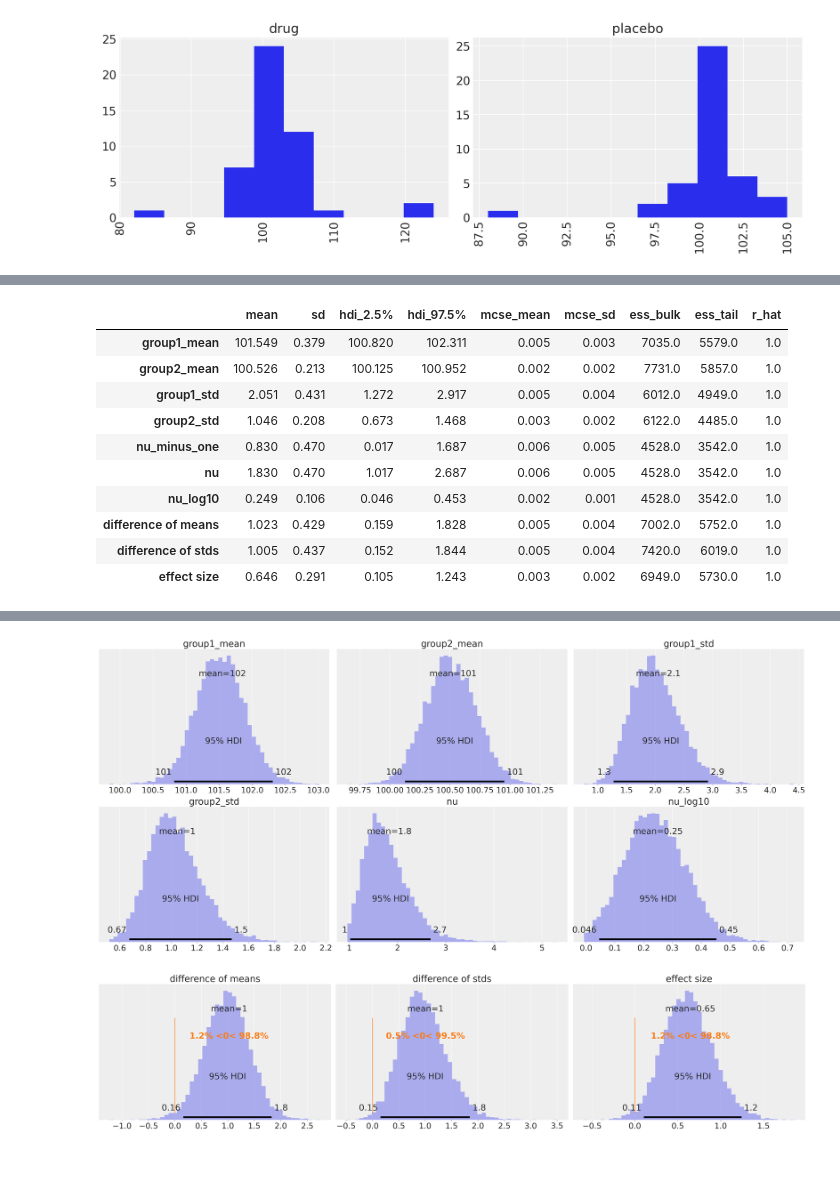
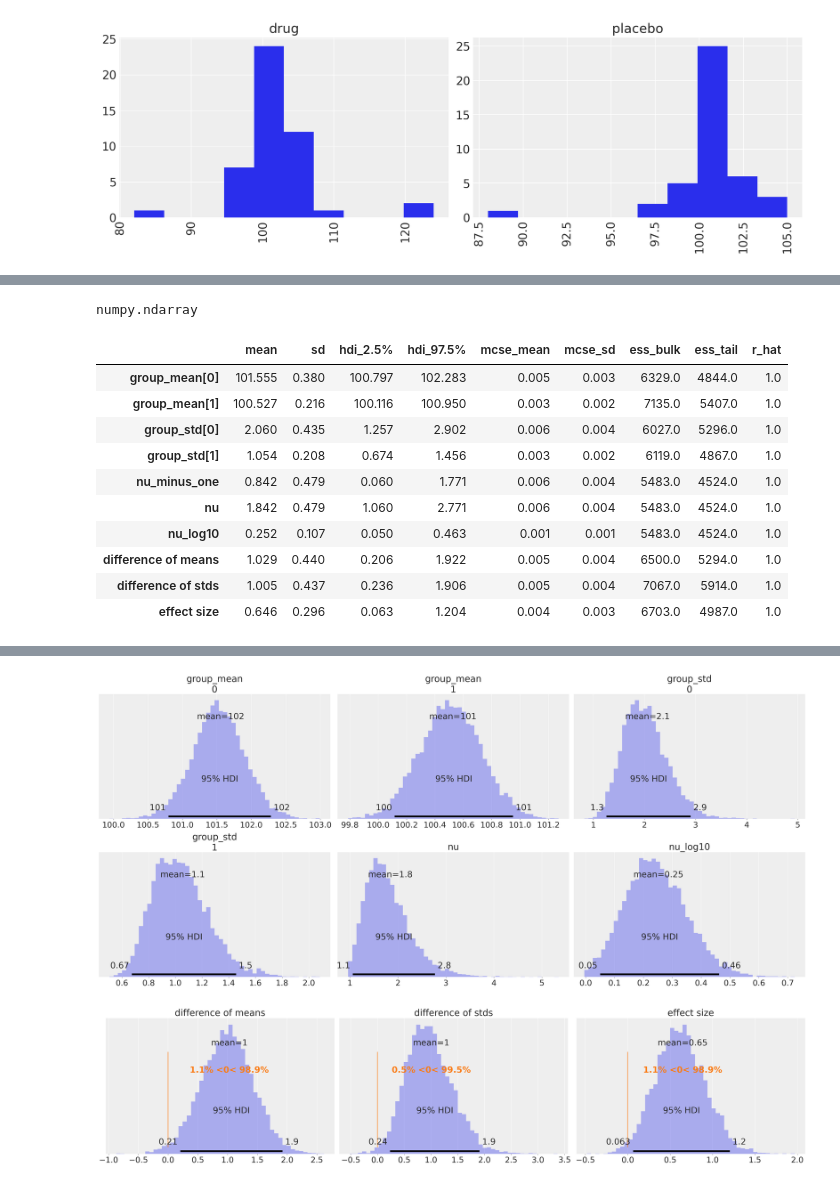
Before and after one commit to hyosubkim/bayes-toolbox, a Jupyter notebook: example.ipynb, the cells around one changed output, grey strips where cells are left out. Cells and saved outputs as stored; diff of their text form; code cells hidden in the pictures.

```diff
--- a/example.ipynb
+++ b/example.ipynb
@@ -37,7 +37,8 @@ y.hist("value", by="group", figsize=(12, 4));
 [figure]
 # %%
 # Call your Bayesian function from the toolbox
-model, idata = bst.BEST(y["value"], y["group"], 2000)
+# model, idata = bst.BEST(y["value"], y["group"], 2000)
+model, idata = bst.BEST_copy(y["value"], y["group"], 2000)
 # %% [output]
 Auto-assigning NUTS sampler...
 Initializing NUTS using jitter+adapt_diag...
@@ -49,32 +49,45 @@ The acceptance probability does not match the target. It is 0.8886, but should b
+# %%
+dummy = y.group.astype("category")
+dummy_vals = dummy.cat.codes.values
+d_level = dummy.cat.categories
+type(dummy_vals)
+# %% [output]
+numpy.ndarray
 # %%
 # Print out a summary of results
 az.summary(idata)
 # %% [output]
 |  | mean | sd | hdi_2.5% | hdi_97.5% | mcse_mean | mcse_sd | ess_bulk | ess_tail | r_hat |
-| group1_mean | 101.549 | 0.379 | 100.820 | 102.311 | 0.005 | 0.003 | 7035.0 | 5579.0 | 1.0 |
-| group2_mean | 100.526 | 0.213 | 100.125 | 100.952 | 0.002 | 0.002 | 7731.0 | 5857.0 | 1.0 |
-| group1_std | 2.051 | 0.431 | 1.272 | 2.917 | 0.005 | 0.004 | 6012.0 | 4949.0 | 1.0 |
-| group2_std | 1.046 | 0.208 | 0.673 | 1.468 | 0.003 | 0.002 | 6122.0 | 4485.0 | 1.0 |
-| nu_minus_one | 0.830 | 0.470 | 0.017 | 1.687 | 0.006 | 0.005 | 4528.0 | 3542.0 | 1.0 |
-| nu | 1.830 | 0.470 | 1.017 | 2.687 | 0.006 | 0.005 | 4528.0 | 3542.0 | 1.0 |
-| nu_log10 | 0.249 | 0.106 | 0.046 | 0.453 | 0.002 | 0.001 | 4528.0 | 3542.0 | 1.0 |
-| difference of means | 1.023 | 0.429 | 0.159 | 1.828 | 0.005 | 0.004 | 7002.0 | 5752.0 | 1.0 |
-| difference of stds | 1.005 | 0.437 | 0.152 | 1.844 | 0.005 | 0.004 | 7420.0 | 6019.0 | 1.0 |
-| effect size | 0.646 | 0.291 | 0.105 | 1.243 | 0.003 | 0.002 | 6949.0 | 5730.0 | 1.0 |
+| group_mean[0] | 101.555 | 0.380 | 100.797 | 102.283 | 0.005 | 0.003 | 6329.0 | 4844.0 | 1.0 |
+| group_mean[1] | 100.527 | 0.216 | 100.116 | 100.950 | 0.003 | 0.002 | 7135.0 | 5407.0 | 1.0 |
+| group_std[0] | 2.060 | 0.435 | 1.257 | 2.902 | 0.006 | 0.004 | 6027.0 | 5296.0 | 1.0 |
+| group_std[1] | 1.054 | 0.208 | 0.674 | 1.456 | 0.003 | 0.002 | 6119.0 | 4867.0 | 1.0 |
+| nu_minus_one | 0.842 | 0.479 | 0.060 | 1.771 | 0.006 | 0.004 | 5483.0 | 4524.0 | 1.0 |
+| nu | 1.842 | 0.479 | 1.060 | 2.771 | 0.006 | 0.004 | 5483.0 | 4524.0 | 1.0 |
+| nu_log10 | 0.252 | 0.107 | 0.050 | 0.463 | 0.001 | 0.001 | 5483.0 | 4524.0 | 1.0 |
+| difference of means | 1.029 | 0.440 | 0.206 | 1.922 | 0.005 | 0.004 | 6500.0 | 5294.0 | 1.0 |
+| difference of stds | 1.005 | 0.437 | 0.236 | 1.906 | 0.005 | 0.004 | 7067.0 | 5914.0 | 1.0 |
+| effect size | 0.646 | 0.296 | 0.063 | 1.204 | 0.004 | 0.003 | 6703.0 | 4987.0 | 1.0 |
 # %%
 pm.model_to_graphviz(model)
 # %% [output]
 [drawing not drawn]
 # %%
 # Plot posterior
+# az.plot_posterior(
+#     idata,
+#     var_names=["group1_mean", "group2_mean", "group1_std", "group2_std", "nu", "nu_log10"],
+#     bins=50,
+#     textsize=20
+# );
 az.plot_posterior(
     idata,
-    var_names=["group1_mean", "group2_mean", "group1_std", "group2_std", "nu", "nu_log10"],
+    var_names=["group_mean", "group_std",  "nu", "nu_log10"],
     bins=50,
     textsize=20
 );
 # %% [output]
-[figure, old version]
+[figure, new version]
 # %%
 # idata_posterior = idata.posterior
 # %%
@@ -87,7 +100,7 @@ az.plot_posterior(
     textsize=20
 );
 # %% [output]
-[figure, old version]
+[figure, new version]
 # %%
 # Plot parameter estimates
 az.plot_forest(idata, var_names=["group1_mean", "group2_mean"], combined=True);
```
Also changed, not shown: parts of 5 cells of this notebook.
